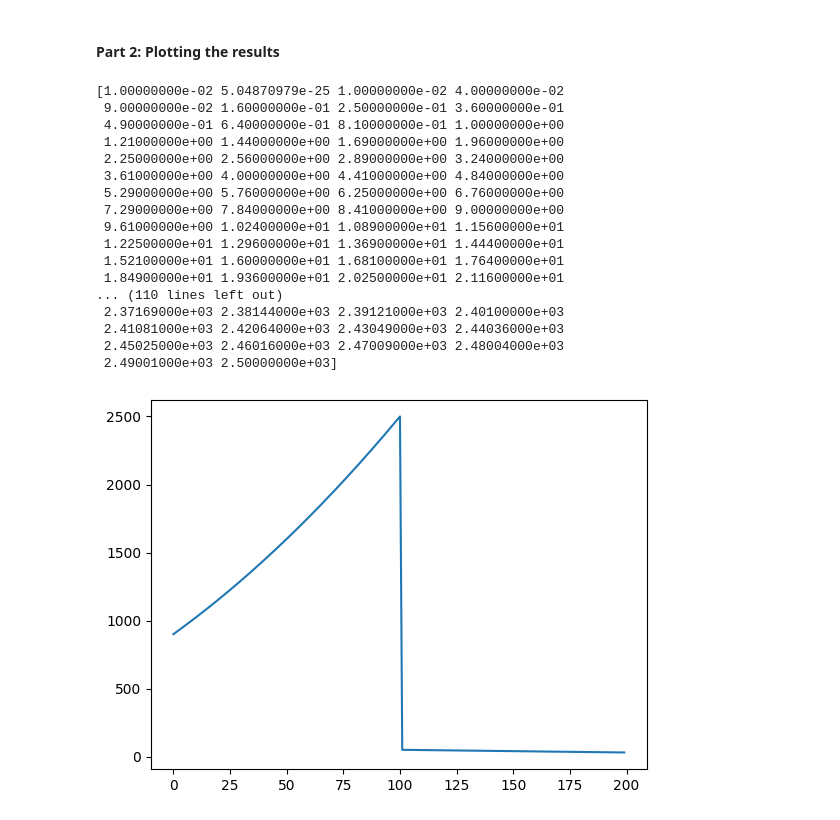
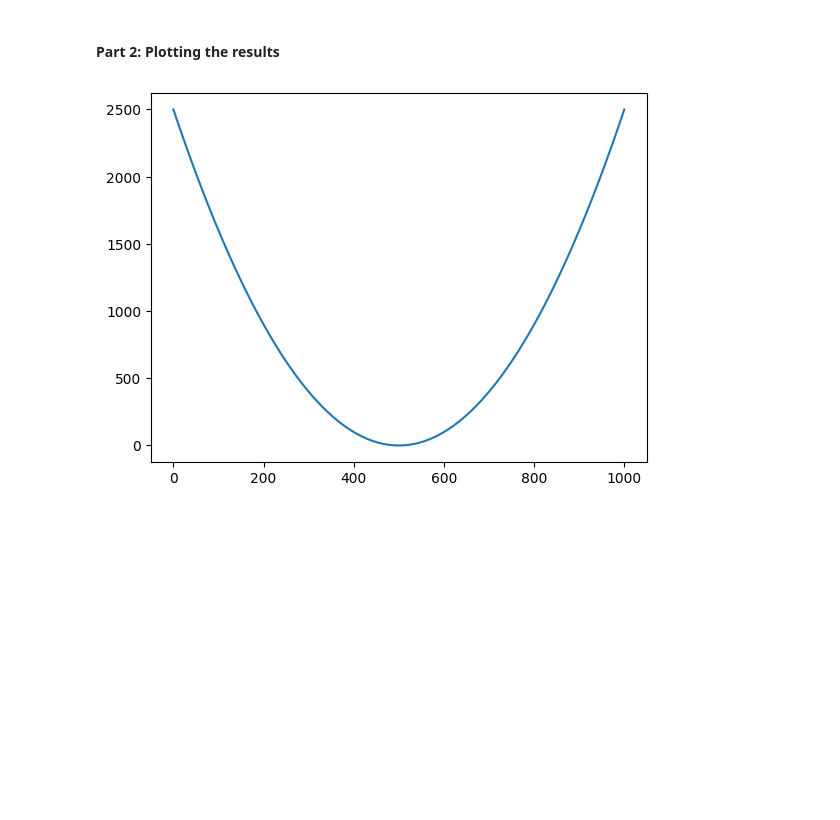
Before and after one commit to David-Jr/divic-ml-course-assignments, a Jupyter notebook: 2d-array-and-gradient-problem/2d-array-and-gradient-problem.ipynb, the cells around one changed output. Drawn from its saved outputs; the diff is of its cells as text; code cells hidden in the pictures; blank space fills up the shorter version.

```diff
--- a/2d-array-and-gradient-problem/2d-array-and-gradient-problem.ipynb
+++ b/2d-array-and-gradient-problem/2d-array-and-gradient-problem.ipynb
@@ -81,55 +81,38 @@ array_xy1, gradient1 = compute_gradient(function1)
 array_xy2, gradient2 = compute_gradient(function2)
 array_xy3, gradient3 = compute_gradient(function3, _x_range=(0, 50.1, 0.1))
 
-# print(array_xy1.reshape(2002, )[1500:])
-# plt.plot(np.flip(array_xy1.transpose(1, 0)[1])[400:600])
-# plt.show()
+# print(array_xy1.shape)
+plt.plot(array_xy1.transpose()[1])
+plt.show()
 # print(np.flip(array_xy1.transpose(1, 0)[1]))
 # print(function1(np.arange(-50, 50, 0.1)))
 
 # plt.subplot(1, 2, 1)
 # plt.plot(np.flip(array_xy1.transpose(1, 0)[1]))
 # plt.plot(function1(np.arange(-50, 50, 0.1)))
 # plt.show()
 
 # plt.subplot(1, 2, 2)
 # plt.plot(function1(np.arange(-50, 50, 0.1)))
 # plt.show()
 # plt.title("Gradient of The Functions")
 
 # plt.plot(gradient1, gradient2, gradient3)
 # plt.plot(function1(np.arange(-50, 50.1, 0.1)))
 # plt.plot(gradient2)
 # plt.plot(function2(np.arange(0, 50.1, 0.1)))
 
 # plt.subplot(1, 2, 1)
 # plt.plot(function3(np.arange(0, 50.1, 0.1)))
 # plt.show()
 #
 # plt.subplot(1, 2, 2)
 # plt.plot(gradient3)
 # plt.show()
 
 
 
 # plt.legend(["Function 1", "Function 2"])
 # plt.legend(["Function 1", "Function 2", "Function 3"])
 # %% [output]
-[1.00000000e-02 5.04870979e-25 1.00000000e-02 4.00000000e-02
- 9.00000000e-02 1.60000000e-01 2.50000000e-01 3.60000000e-01
- 4.90000000e-01 6.40000000e-01 8.10000000e-01 1.00000000e+00
- 1.21000000e+00 1.44000000e+00 1.69000000e+00 1.96000000e+00
- 2.25000000e+00 2.56000000e+00 2.89000000e+00 3.24000000e+00
- 3.61000000e+00 4.00000000e+00 4.41000000e+00 4.84000000e+00
- 5.29000000e+00 5.76000000e+00 6.25000000e+00 6.76000000e+00
- 7.29000000e+00 7.84000000e+00 8.41000000e+00 9.00000000e+00
- 9.61000000e+00 1.02400000e+01 1.08900000e+01 1.15600000e+01
- 1.22500000e+01 1.29600000e+01 1.36900000e+01 1.44400000e+01
- 1.52100000e+01 1.60000000e+01 1.68100000e+01 1.76400000e+01
- 1.84900000e+01 1.93600000e+01 2.02500000e+01 2.11600000e+01
-... (110 lines left out)
- 2.37169000e+03 2.38144000e+03 2.39121000e+03 2.40100000e+03
- 2.41081000e+03 2.42064000e+03 2.43049000e+03 2.44036000e+03
- 2.45025000e+03 2.46016000e+03 2.47009000e+03 2.48004000e+03
- 2.49001000e+03 2.50000000e+03]
-[figure, old version]
+[figure, new version]
```
